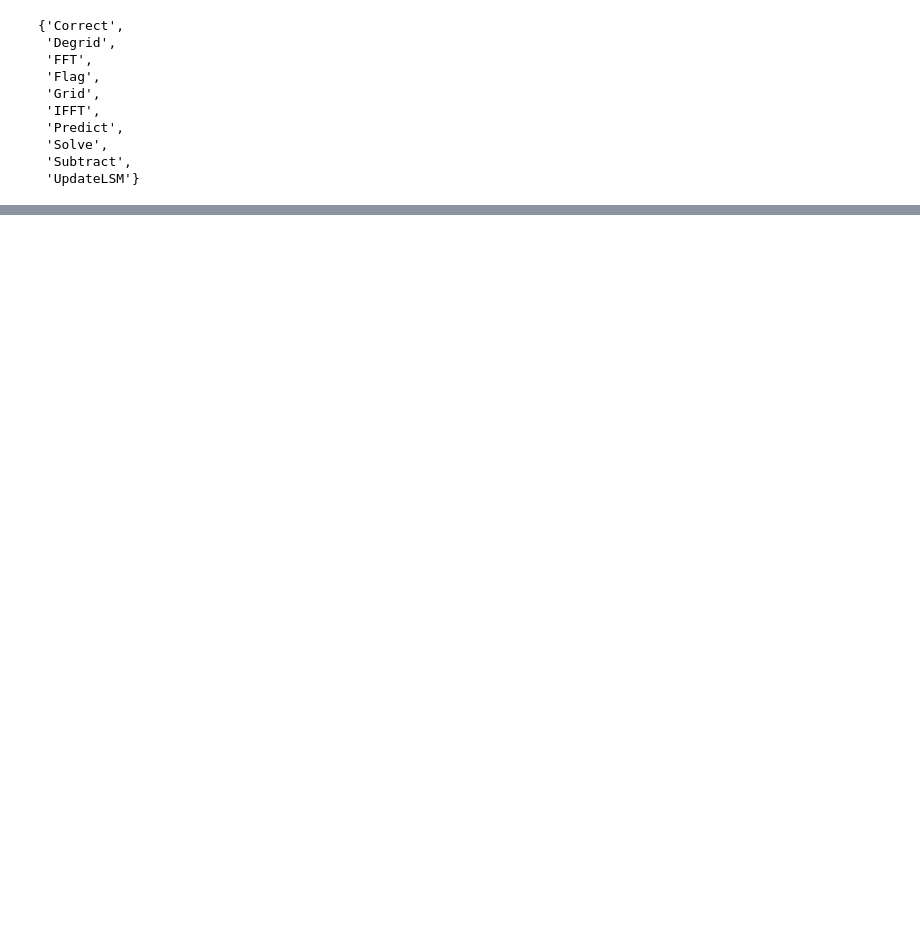
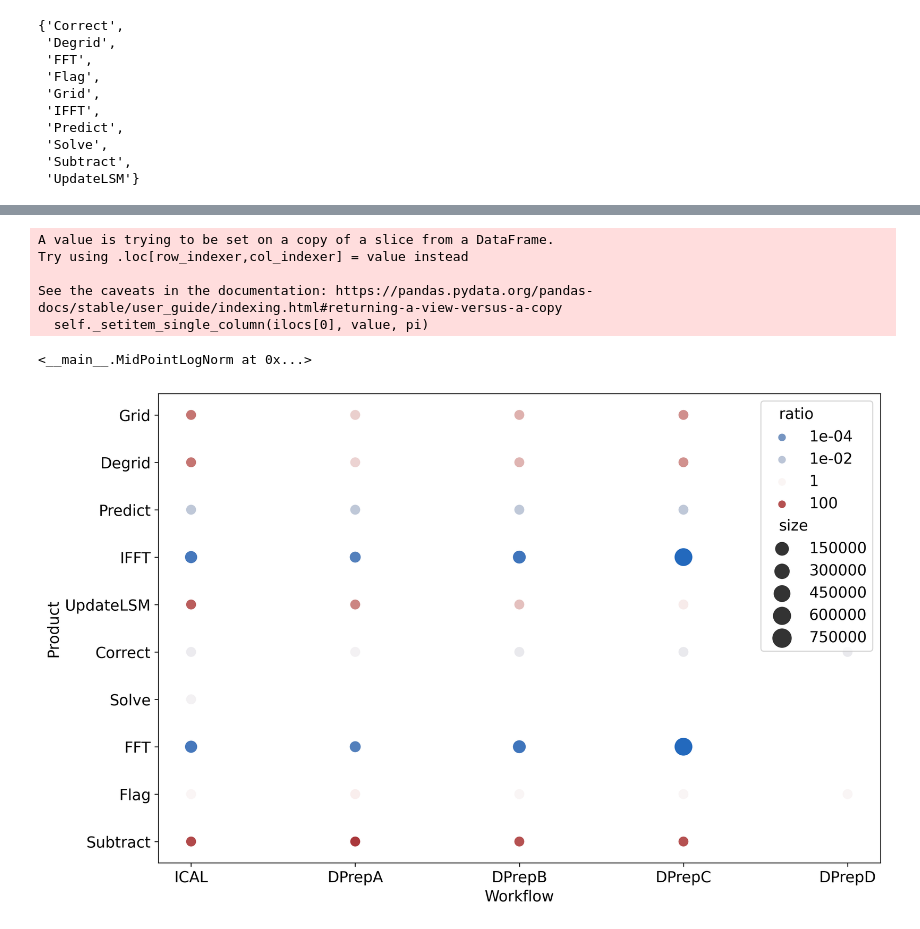
Before and after one commit to top-sim/experiments, a Jupyter notebook: chapter3/inital_results/WorkflowCostAllocations.ipynb, the cells around one changed output, grey strips where cells are left out. Saved outputs shown, nothing was run; the diff lists cells and outputs as text; code cells hidden in the pictures; blank space fills up the shorter version.

```diff
--- a/chapter3/inital_results/WorkflowCostAllocations.ipynb
+++ b/chapter3/inital_results/WorkflowCostAllocations.ipynb
@@ -177,0 +209,39 @@ Rvis = 592420
+# %%
+from matplotlib.colors import CenteredNorm, LogNorm
+from matplotlib import cm
+df_comp.loc[:, "ratio"] = (np.array(df_data['Time (s)']) / np.array(df_comp['Time (s)']))
+
+df_comp.loc[:, "size"] = [( c/1 if c/1 > 1 else 1/c) for c in df_comp['ratio']]
+
+f, ax = plt.subplots(figsize=(12,8),dpi=300)
+
+class MidPointLogNorm(LogNorm):
+    def __init__(self, vmin=None, vmax=None, midpoint=None, clip=False):
+        LogNorm.__init__(self,vmin=vmin, vmax=vmax, clip=clip)
+        self.midpoint=midpoint
+    def __call__(self, value, clip=None):
+        # I'm ignoring masked values and all kinds of edge cases to make a
+        # simple example...
+        x, y = [np.log(self.vmin), np.log(self.midpoint), np.log(self.vmax)], [0, 0.5, 1]
+        return np.ma.masked_array(np.interp(np.log(value), x, y))
+
+colorpalette = 'vlag'
+norm = MidPointLogNorm(vmin=df_comp['ratio'].min(), vmax=df_comp['ratio'].max(),midpoint=1)
+# norm = LogNorm(vmin=df_comp['ratio'].min(), vmax=df_comp['ratio'].max()) # plt.Normalize(df_comp['ratio'].min(), df_comp['ratio'].max())
+# norm = CenteredNorm(vcenter=1,halfrange=df_comp['ratio'].max())
+sm = plt.cm.ScalarMappable(cmap=colorpalette, norm=norm)
+# sm.set_array([])
+
+
+v = sns.scatterplot(
+    df_comp, y='Product', x='Workflow',  hue='ratio', size='size', sizes=(100,300),
+    palette=colorpalette, legend="brief" , hue_norm=norm,ax=ax)
+norm
+# %% [output]
+A value is trying to be set on a copy of a slice from a DataFrame.
+Try using .loc[row_indexer,col_indexer] = value instead
+
+See the caveats in the documentation: https://pandas.pydata.org/pandas-docs/stable/user_guide/indexing.html#returning-a-view-versus-a-copy
+  self._setitem_single_column(ilocs[0], value, pi)
+<__main__.MidPointLogNorm at 0x...>
+[figure, added]
```
Also changed, not shown: parts of 10 cells of this notebook, 7 other files.
